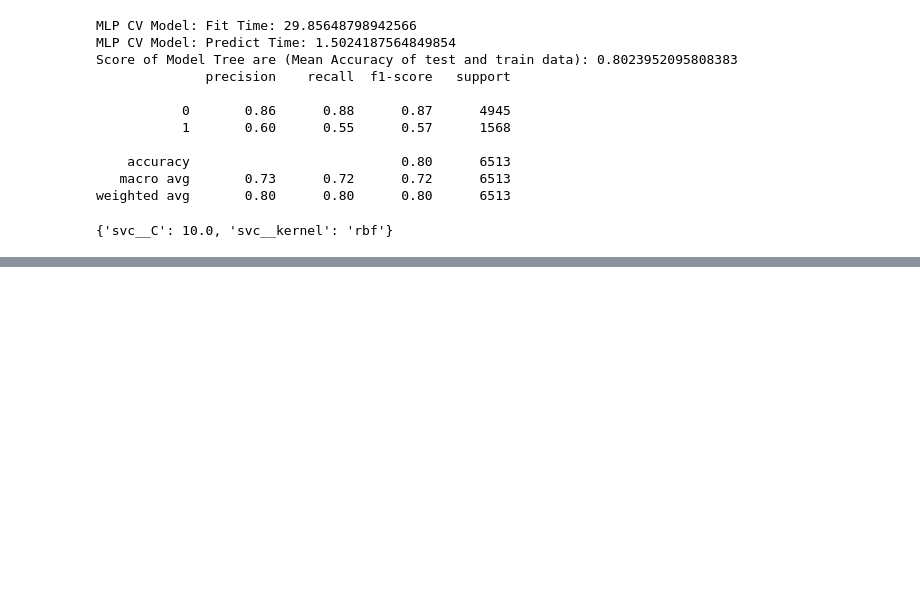
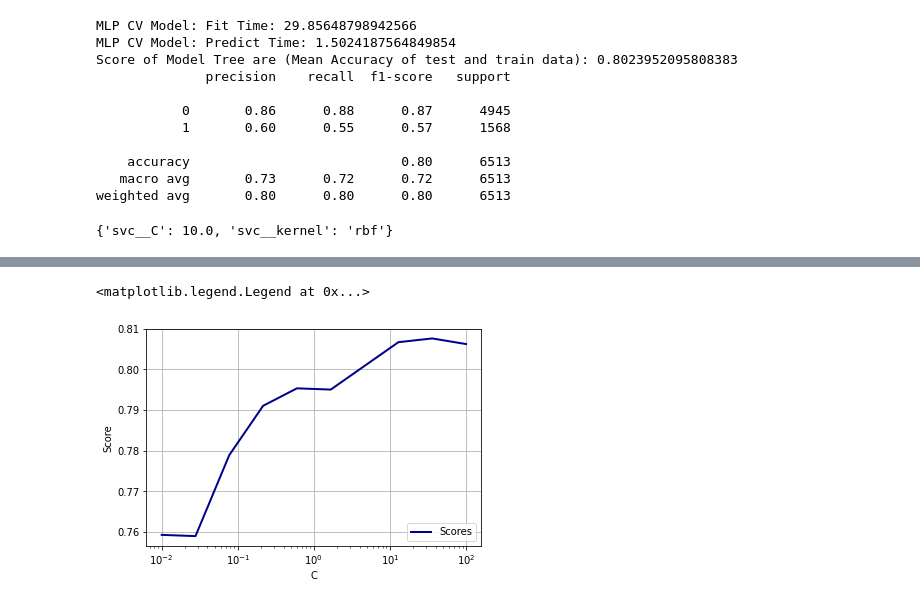
Before and after one commit to nitesh2104/ML, a Jupyter notebook: Supervised-Learning/SVM/SVM_Income.ipynb, the cells around one changed output, grey strips where cells are left out. Saved outputs shown, nothing was run; the diff lists cells and outputs as text; code cells hidden in the pictures; blank space fills up the shorter version.

```diff
--- a/Supervised-Learning/SVM/SVM_Income.ipynb
+++ b/Supervised-Learning/SVM/SVM_Income.ipynb
@@ -201,0 +247,10 @@ plt.show()
+# %%
+w = 2
+plt.semilogx(param_list, clf_score_list, label="Scores", color="darkblue", lw=lw)
+plt.xlabel('C')
+plt.ylabel("Score")
+plt.grid()
+plt.legend(loc='lower right')
+# %% [output]
+<matplotlib.legend.Legend at 0x...>
+[figure, added]
```
Also changed, not shown: parts of 4 cells of this notebook, 2 other files.
